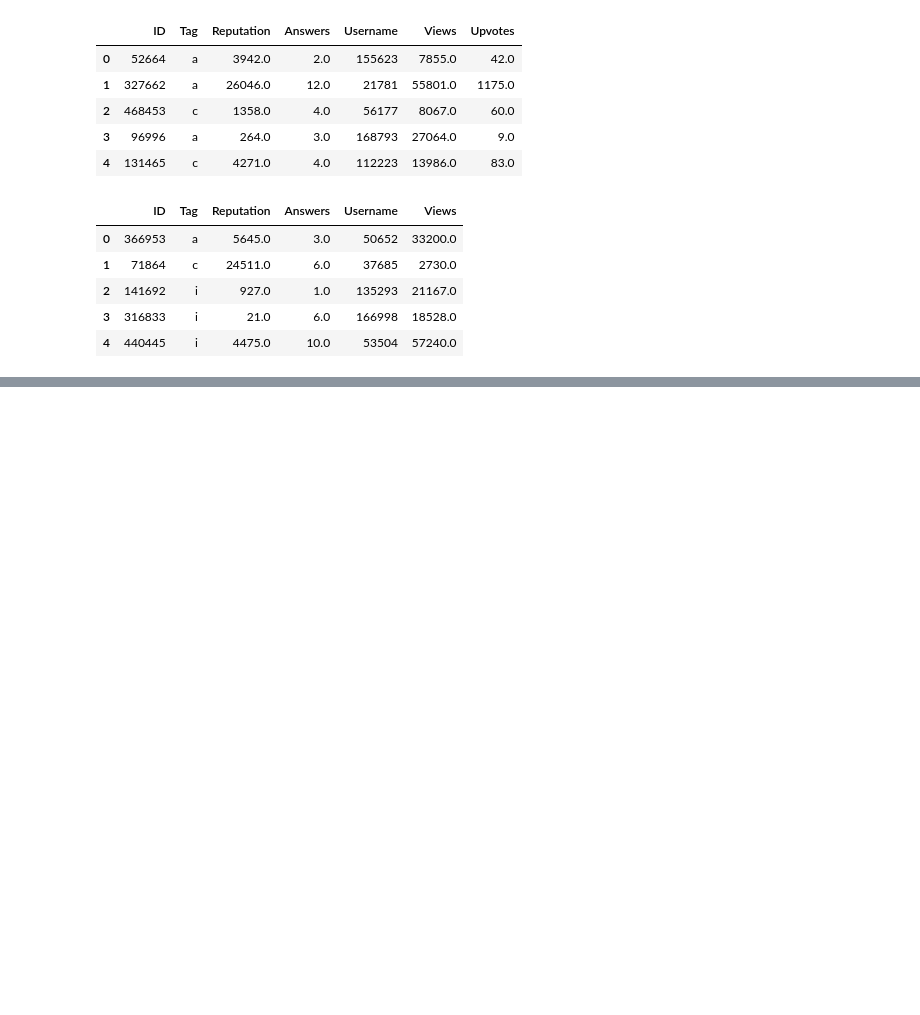
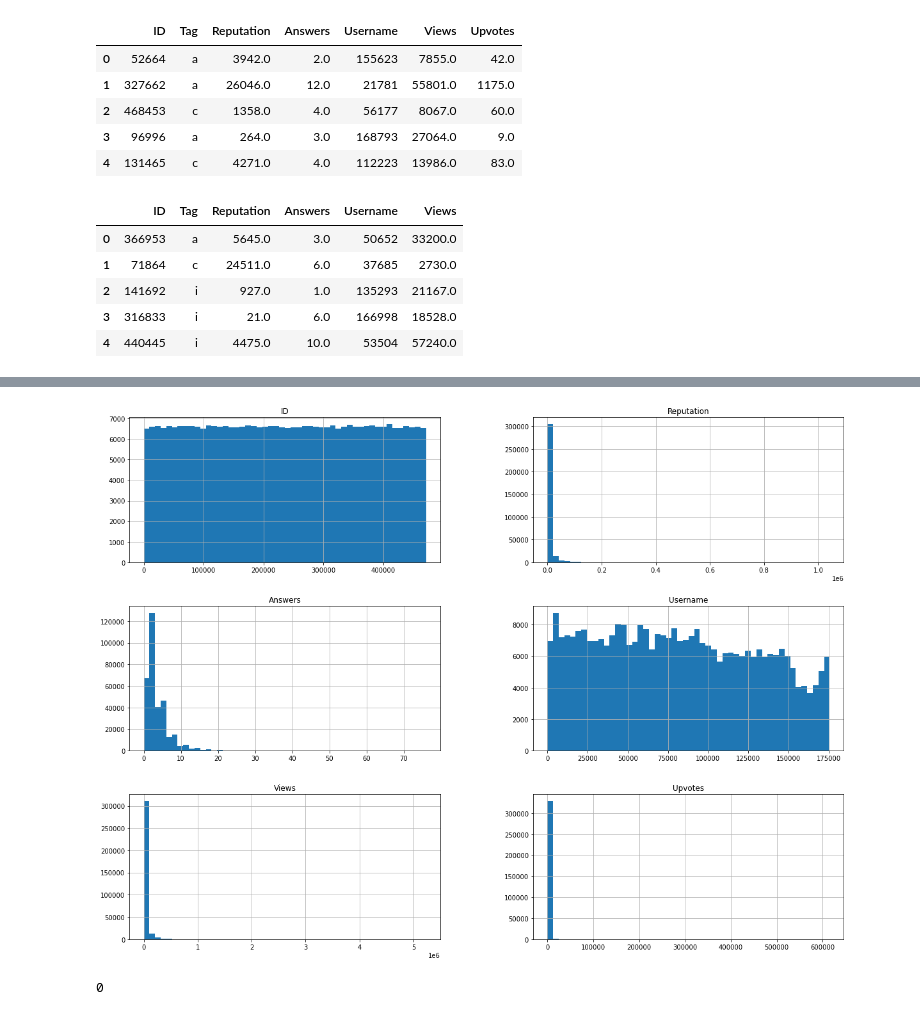
Before and after one commit to jcarballo1/CS7394_AppliedML, a Jupyter notebook: Project3/Project03.ipynb, the cells around one changed output, grey strips where cells are left out. Saved outputs shown, nothing was run; the diff lists cells and outputs as text; code cells hidden in the pictures; blank space fills up the shorter version.

```diff
--- a/Project3/Project03.ipynb
+++ b/Project3/Project03.ipynb
@@ -51,0 +138,9 @@ uber_fares_df.head()
+# %%
+reddit_upvotes_train_df.hist(bins=50, figsize=(20,15))
+plt.show()
+# %% [output]
+[figure, added]
+# %%
+reddit_upvotes_train_df.isna().sum().sum()
+# %% [output]
+0
```
Also changed, not shown: parts of 19 cells of this notebook.
